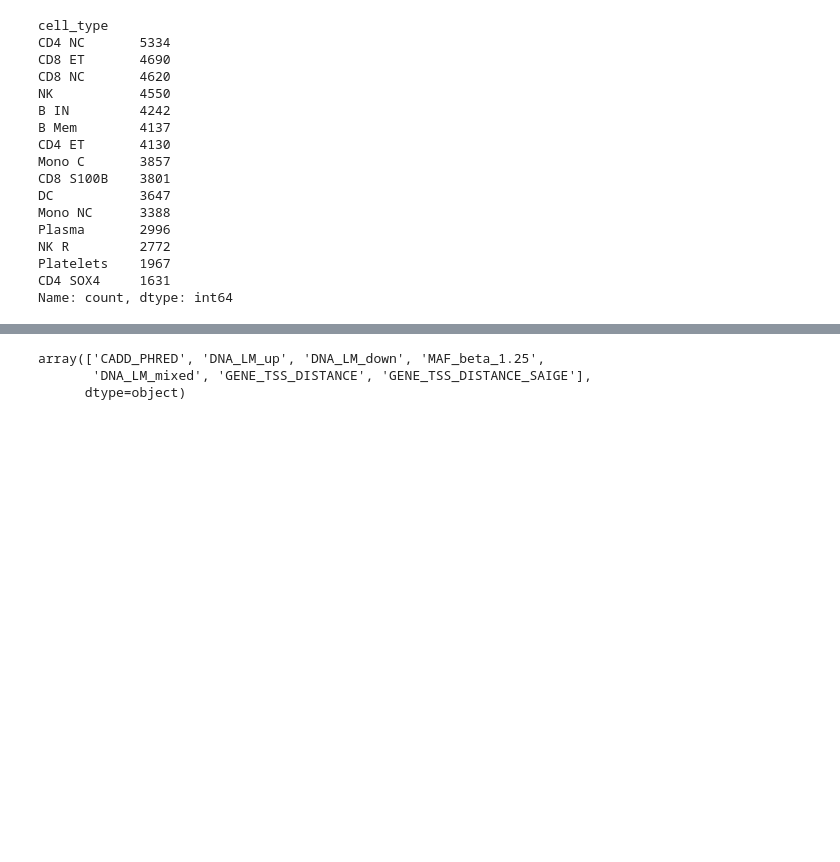
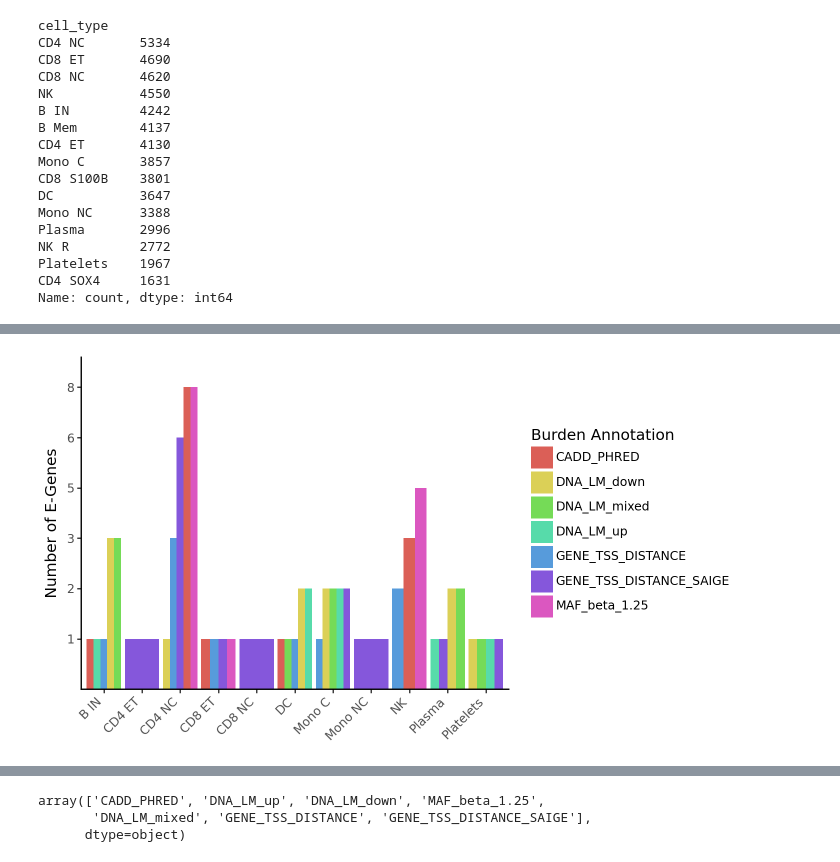
Before and after one commit to theislab/cellink, a Jupyter notebook: docs/notebooks/eval_results_tanja.ipynb, the cells around one changed output, grey strips where cells are left out. Drawn from its saved outputs; the diff is of its cells as text; code cells hidden in the pictures; blank space fills up the shorter version.

```diff
--- a/docs/notebooks/eval_results_tanja.ipynb
+++ b/docs/notebooks/eval_results_tanja.ipynb
@@ -320 +325,4 @@ plot_egenes(df_to_plot_11)
 [figure]
+# %%
+plot_egenes(df_to_plot_12)
+# %% [output]
@@ -320,0 +330 @@ plot_egenes(df_to_plot_11)
+[figure, added]
```
Also changed, not shown: parts of 33 cells of this notebook, 1 other file.
